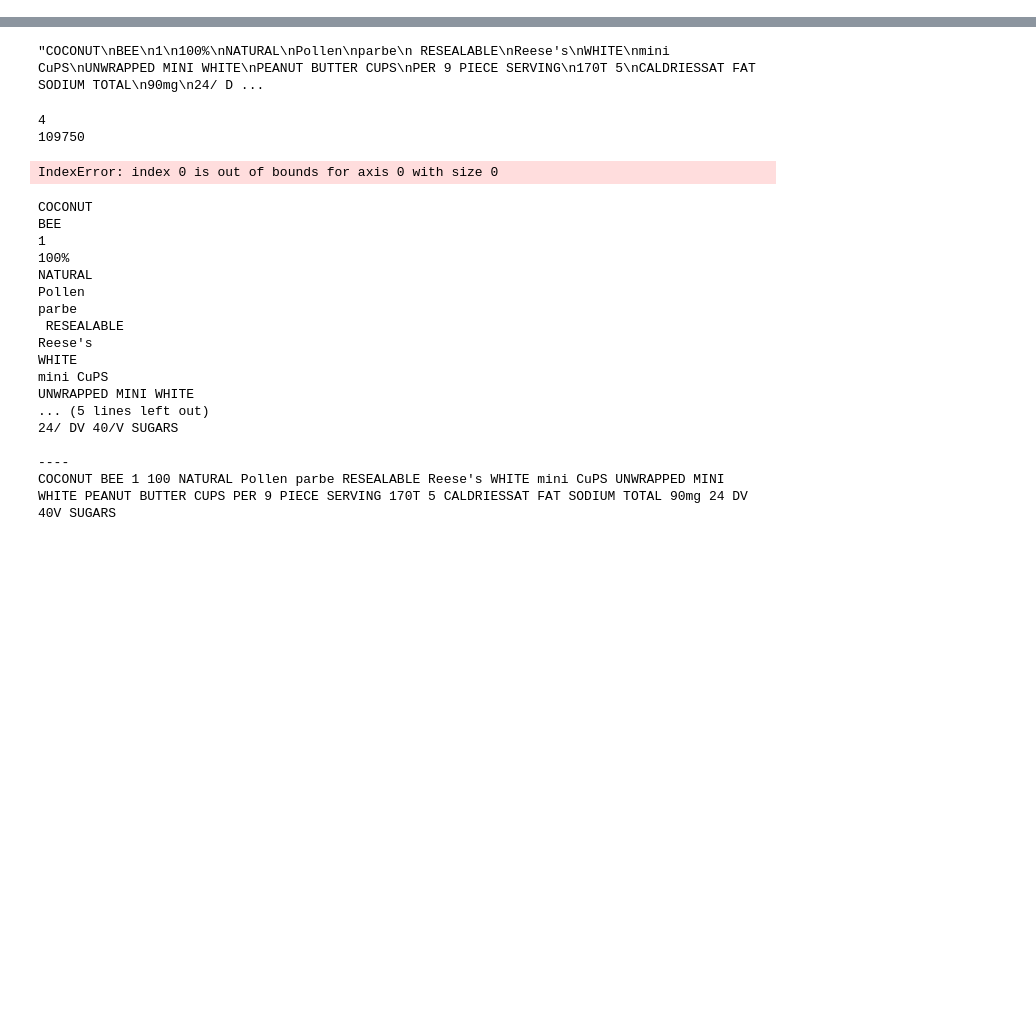
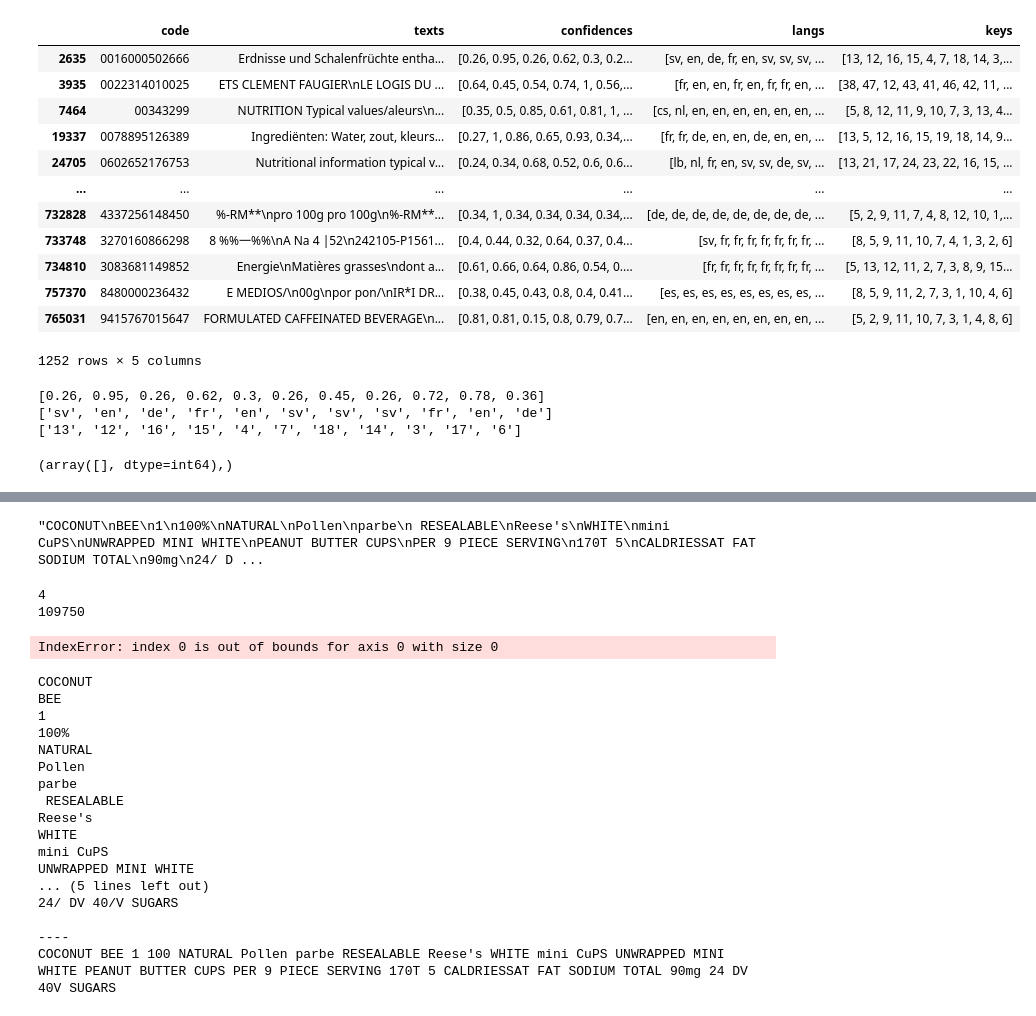
Before and after one commit to AnisZakari/dataforgood_ocr, a Jupyter notebook: Ocr_notebook.ipynb, the cells around one changed output, grey strips where cells are left out. Drawn from its saved outputs; the diff is of its cells as text; code cells hidden in the pictures; blank space fills up the shorter version.

```diff
--- a/Ocr_notebook.ipynb
+++ b/Ocr_notebook.ipynb
@@ -12,0 +10,3 @@ df = pd.read_csv(path)
+# %%
+path_ocrs = os.path.abspath("../datasets/predict_categories_dataset_ocrs.jsonl.gz")
+path_products = os.path.abspath("../datasets/predict_categories_dataset_products.jsonl.gz")
@@ -12,0 +46,42 @@ df = pd.read_csv(path)
+# %%
+import gzip
+import json
+rows = []
+with gzip.open(path_ocrs) as f:
+    for i, line in enumerate(f):
+        json_line = json.loads(line)
+        row = get_row_for_df(json_line)
+        rows.append(row)
+df = pd.DataFrame(rows, columns = ["code", "texts", "confidences", "langs", "keys"])
+# %%
+filtr = (df["langs"].str.len()> 10)
+df[filtr]
+# %% [output]
+|  | code | texts | confidences | langs | keys |
+| 2635 | 0016000502666 | Erdnisse und Schalenfrüchte entha... | [0.26, 0.95, 0.26, 0.62, 0.3, 0.2... | [sv, en, de, fr, en, sv, sv, sv, ... | [13, 12, 16, 15, 4, 7, 18, 14, 3,... |
+| 3935 | 0022314010025 | ETS CLEMENT FAUGIER\nLE LOGIS DU ... | [0.64, 0.45, 0.54, 0.74, 1, 0.56,... | [fr, en, en, fr, en, fr, fr, en, ... | [38, 47, 12, 43, 41, 46, 42, 11, ... |
+| 7464 | 00343299 | NUTRITION Typical values/aleurs\n... | [0.35, 0.5, 0.85, 0.61, 0.81, 1, ... | [cs, nl, en, en, en, en, en, en, ... | [5, 8, 12, 11, 9, 10, 7, 3, 13, 4... |
+| 19337 | 0078895126389 | Ingrediënten: Water, zout, kleurs... | [0.27, 1, 0.86, 0.65, 0.93, 0.34,... | [fr, fr, de, en, en, de, en, en, ... | [13, 5, 12, 16, 15, 19, 18, 14, 9... |
+| 24705 | 0602652176753 | Nutritional information typical v... | [0.24, 0.34, 0.68, 0.52, 0.6, 0.6... | [lb, nl, fr, en, sv, sv, de, sv, ... | [13, 21, 17, 24, 23, 22, 16, 15, ... |
+| ... | ... | ... | ... | ... | ... |
+| 732828 | 4337256148450 | %-RM**\npro 100g pro 100g\n%-RM**... | [0.34, 1, 0.34, 0.34, 0.34, 0.34,... | [de, de, de, de, de, de, de, de, ... | [5, 2, 9, 11, 7, 4, 8, 12, 10, 1,... |
+| 733748 | 3270160866298 | 8 %%一%%\nA Na 4 |52\n242105-P1561... | [0.4, 0.44, 0.32, 0.64, 0.37, 0.4... | [sv, fr, fr, fr, fr, fr, fr, fr, ... | [8, 5, 9, 11, 10, 7, 4, 1, 3, 2, 6] |
+| 734810 | 3083681149852 | Energie\nMatières grasses\ndont a... | [0.61, 0.66, 0.64, 0.86, 0.54, 0.... | [fr, fr, fr, fr, fr, fr, fr, fr, ... | [5, 13, 12, 11, 2, 7, 3, 8, 9, 15... |
+| 757370 | 8480000236432 | E MEDIOS/\n00g\npor pon/\nIR*I DR... | [0.38, 0.45, 0.43, 0.8, 0.4, 0.41... | [es, es, es, es, es, es, es, es, ... | [8, 5, 9, 11, 2, 7, 3, 1, 10, 4, 6] |
+| 765031 | 9415767015647 | FORMULATED CAFFEINATED BEVERAGE\n... | [0.81, 0.81, 0.15, 0.8, 0.79, 0.7... | [en, en, en, en, en, en, en, en, ... | [5, 2, 9, 11, 10, 7, 3, 1, 4, 8, 6] |
+1252 rows × 5 columns
+# %%
+c = df.loc[2635, "confidences"]
+l = df.loc[2635, "langs"]
+print(df.loc[2635, "confidences"])
+print(df.loc[2635, "langs"])
+print(df.loc[2635, "keys"])
+# %% [output]
+[0.26, 0.95, 0.26, 0.62, 0.3, 0.26, 0.45, 0.26, 0.72, 0.78, 0.36]
+['sv', 'en', 'de', 'fr', 'en', 'sv', 'sv', 'sv', 'fr', 'en', 'de']
+['13', '12', '16', '15', '4', '7', '18', '14', '3', '17', '6']
+# %%
+lang_to_use = get_most_confident_lang(c, l, df.loc[2635, "texts"])
+np.where(l ==lang_to_use)
+# %% [output]
+(array([], dtype=int64),)
```
Also changed, not shown: parts of 5 cells of this notebook.
